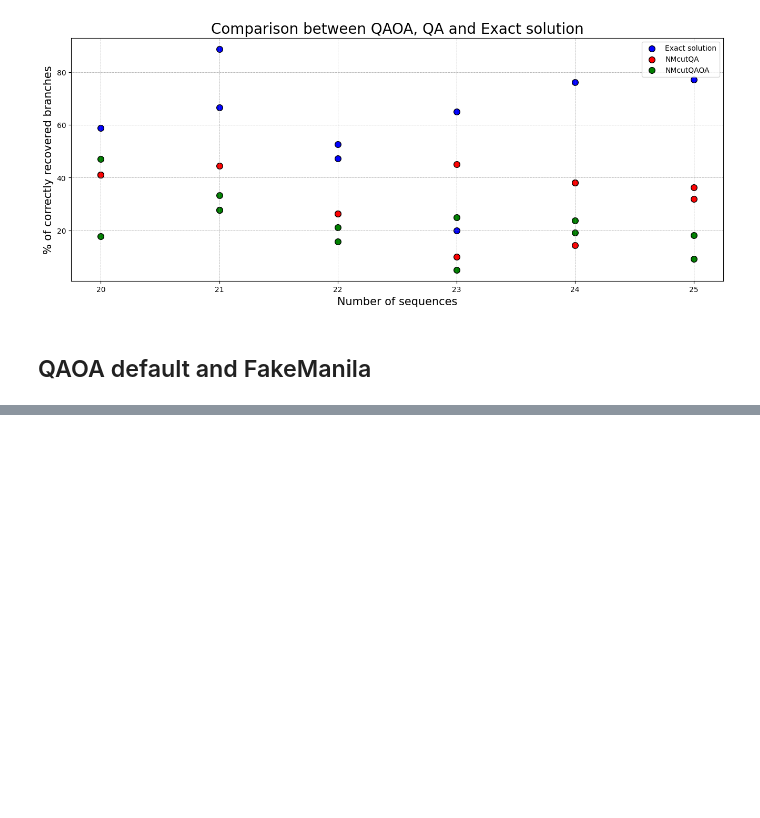
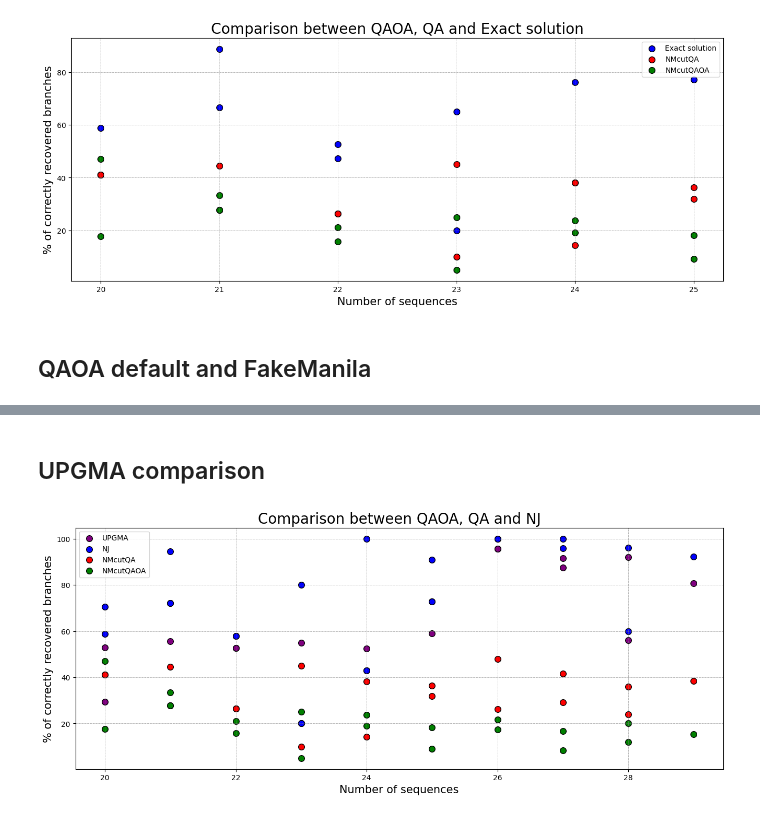
Before and after one commit to Nicofero/PhyloTree_ReConst, a Jupyter notebook: metrics_study.ipynb, the cells around one changed output, grey strips where cells are left out. Drawn from its saved outputs; the diff is of its cells as text; code cells hidden in the pictures; blank space fills up the shorter version.

```diff
--- a/metrics_study.ipynb
+++ b/metrics_study.ipynb
@@ -705,0 +718,21 @@ plt.show()
+# %% [markdown]
+## UPGMA comparison
+# %%
+upgma_df = pd.read_csv('metrics/RF-upgma.csv')
+
+filtered_rf = rf[rf['size'] < 30]
+filtered_rf_nf = rf_nf[rf_nf['size'] < 30]
+
+plt.subplots(figsize=(16, 6))
+plt.scatter(upgma_df['size'], upgma_df['RF'], edgecolor='k', color='purple', s=70,label='UPGMA')
+plt.scatter(filtered_rf_nf['size'], filtered_rf_nf['RF'], edgecolor='k', color='blue', s=70,label='NJ')
+plt.scatter(filtered_rf['size'], filtered_rf['RF'], edgecolor='k', color='red', s=70,label='NMcutQA')
+plt.scatter(qiskit_df[qiskit_df['size'] >19]['size'], qiskit_df[qiskit_df['size'] >19]['RF'], edgecolor='k', color='green', s=70,label='NMcutQAOA')
+plt.xlabel('Number of sequences',fontdict={'fontsize': 15})
+plt.ylabel('% of correctly recovered branches',fontdict={'fontsize': 15})
+plt.title('Comparison between QAOA, QA and NJ', fontsize=20)
+plt.grid(color='gray', linestyle='--', linewidth=0.4)
+plt.legend()
+plt.show()
+# %% [output]
+[figure, added]
```
Also changed, not shown: parts of 2 cells of this notebook, 37 other files.
